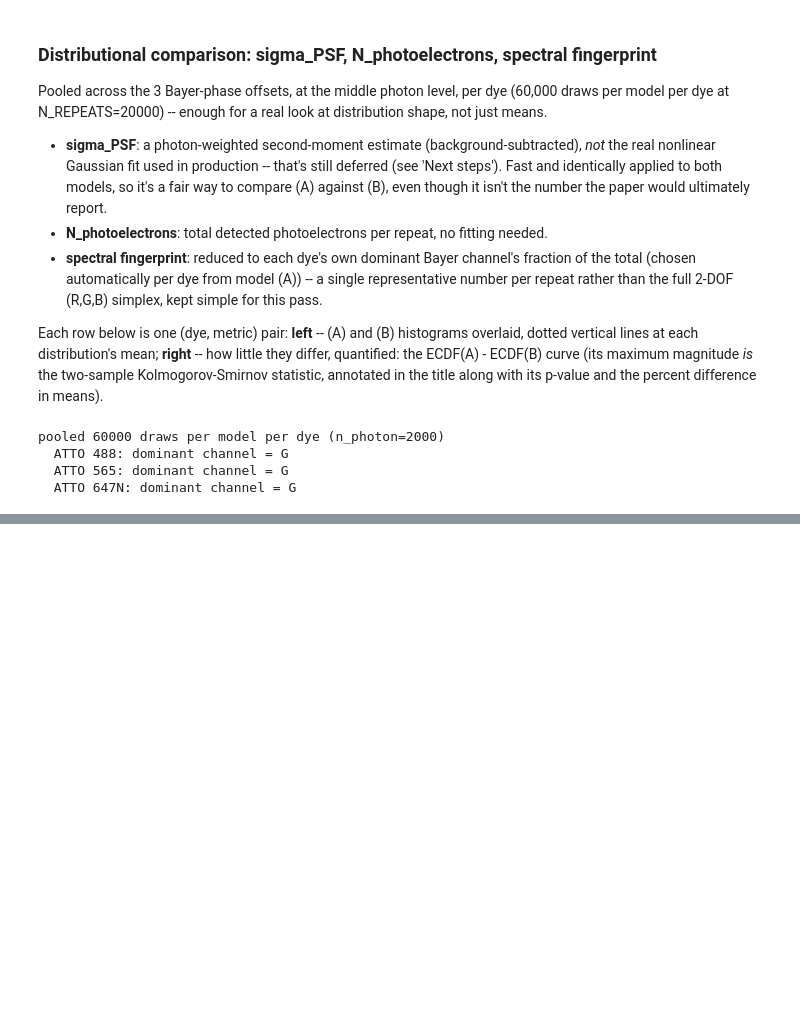
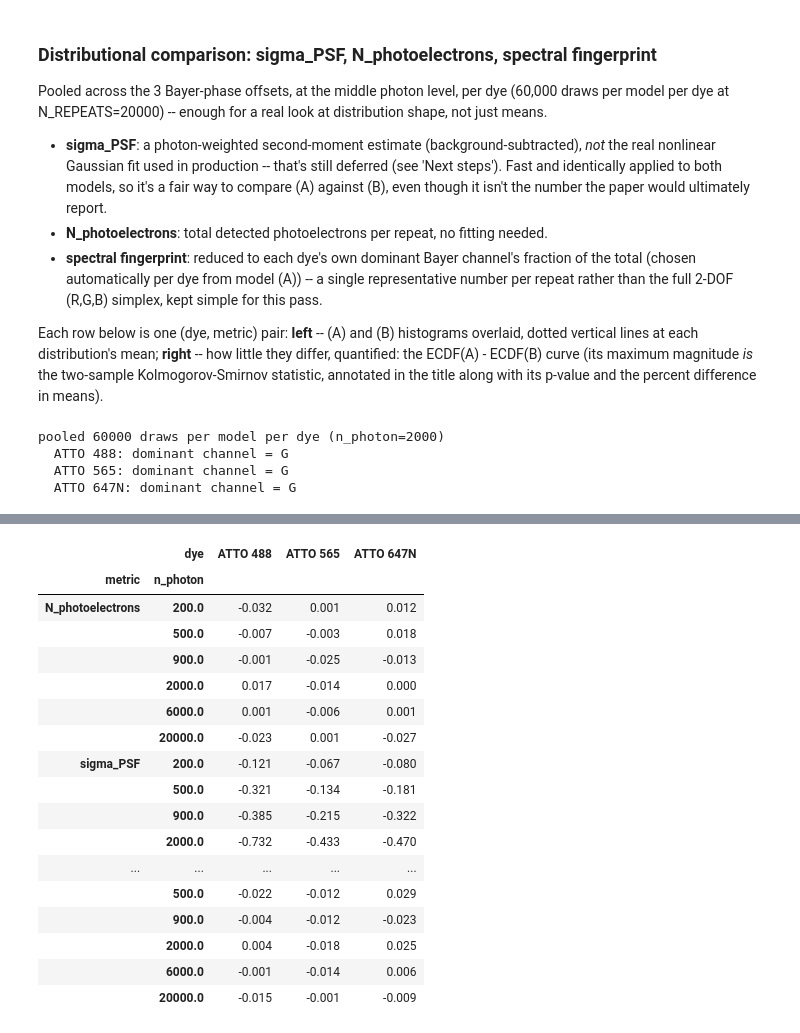
Before and after one commit to TheLeeLab/pyS3M, a Jupyter notebook: notebooks/figures/FigureSI_Factorisation.ipynb, the cells around one changed output, grey strips where cells are left out. Saved outputs shown, nothing was run; the diff lists cells and outputs as text; code cells hidden in the pictures; blank space fills up the shorter version.

```diff
--- a/notebooks/figures/FigureSI_Factorisation.ipynb
+++ b/notebooks/figures/FigureSI_Factorisation.ipynb
@@ -535,0 +547,70 @@ ks_df
+# %%
+# --- Same per-repeat metric extraction as above, generalised across ALL photon levels ---
+def extract_metrics(dye, n_photon, results=results, offsets_frac=offsets_frac,
+                     bg_rate_grid=bg_rate_grid_main, x0_centre_nm=x0_centre_nm,
+                     y0_centre_nm=y0_centre_nm, pixel_order_indices=pixel_order_indices,
+                     colour_grid=colour_grid, PIXEL_SIZE_NM=PIXEL_SIZE_NM):
+    key0 = (dye, float(n_photon), offsets_frac[0])
+    img_A0 = results[key0]['A']
+    ch_means = {c: (img_A0 * (colour_grid == idx)).sum(axis=(1, 2)).mean()
+                for c, idx in pixel_order_indices.items()}
+    dom_channel = max(ch_means, key=ch_means.get)
+    dom_idx = pixel_order_indices[dom_channel]
+
+    sigma_A_list, sigma_B_list = [], []
+    N_A_list, N_B_list = [], []
+    frac_A_list, frac_B_list = [], []
+
+    for (fx, fy) in offsets_frac:
+        key = (dye, float(n_photon), (fx, fy))
+        img_A, img_B = results[key]['A'], results[key]['B']
+        x0_px = (x0_centre_nm + fx * PIXEL_SIZE_NM) / PIXEL_SIZE_NM
+        y0_px = (y0_centre_nm + fy * PIXEL_SIZE_NM) / PIXEL_SIZE_NM
+
+        sigma_A_list.append(moment_sigma_nm(img_A, x0_px, y0_px, bg_rate_grid))
+        sigma_B_list.append(moment_sigma_nm(img_B, x0_px, y0_px, bg_rate_grid))
+
+        total_A = img_A.sum(axis=(1, 2)).astype(float)
+        total_B = img_B.sum(axis=(1, 2)).astype(float)
+        N_A_list.append(total_A)
+        N_B_list.append(total_B)
+
+        frac_A_list.append((img_A * (colour_grid == dom_idx)).sum(axis=(1, 2)) / np.maximum(total_A, 1))
+        frac_B_list.append((img_B * (colour_grid == dom_idx)).sum(axis=(1, 2)) / np.maximum(total_B, 1))
+
+    return {
+        'sigma_A': np.concatenate(sigma_A_list), 'sigma_B': np.concatenate(sigma_B_list),
+        'N_A': np.concatenate(N_A_list), 'N_B': np.concatenate(N_B_list),
+        'frac_A': np.concatenate(frac_A_list), 'frac_B': np.concatenate(frac_B_list),
+        'channel': dom_channel,
+    }
+
+
+metric_specs_all = [
+    ('sigma_PSF', 'sigma_A', 'sigma_B'),
+    ('N_photoelectrons', 'N_A', 'N_B'),
+    ('spectral fingerprint', 'frac_A', 'frac_B'),
+]
+
+level_rows = []
+for dye in dyes:
+    for n_photon in photon_levels:
+        m = extract_metrics(dye, n_photon)
+        for name, key_A, key_B in metric_specs_all:
+            a, b = m[key_A], m[key_B]
+            ks_stat, ks_p = ks_2samp(a, b)
+            pct_mean_diff = 100 * (a.mean() - b.mean()) / b.mean() if b.mean() != 0 else float('nan')
+            level_rows.append({
+                'dye': dye, 'n_photon': n_photon, 'metric': name,
+                'mean_A': a.mean(), 'mean_B': b.mean(), 'pct_mean_diff': pct_mean_diff,
+                'ks_stat': ks_stat, 'ks_p': ks_p,
+            })
+
+level_df = pd.DataFrame(level_rows)
+level_df.to_csv(OUT_ROOT / "pct_mean_diff_vs_photon_count.csv", index=False)
+print(f"worst |pct_mean_diff| overall: {level_df['pct_mean_diff'].abs().max():.3f}% "
+      f"at n_photon={level_df.loc[level_df['pct_mean_diff'].abs().idxmax(), 'n_photon']:.0f}, "
+      f"metric={level_df.loc[level_df['pct_mean_diff'].abs().idxmax(), 'metric']}, "
+      f"dye={level_df.loc[level_df['pct_mean_diff'].abs().idxmax(), 'dye']}")
+level_df.pivot_table(index=['metric', 'n_photon'], columns='dye', values='pct_mean_diff').round(3)
+# %% [output]
@@ -535,0 +618,18 @@ ks_df
+|  | dye | ATTO 488 | ATTO 565 | ATTO 647N |
+| metric | n_photon |  |  |  |
+| N_photoelectrons | 200.0 | -0.032 | 0.001 | 0.012 |
+|  | 500.0 | -0.007 | -0.003 | 0.018 |
+|  | 900.0 | -0.001 | -0.025 | -0.013 |
+|  | 2000.0 | 0.017 | -0.014 | 0.000 |
+|  | 6000.0 | 0.001 | -0.006 | 0.001 |
+|  | 20000.0 | -0.023 | 0.001 | -0.027 |
+| sigma_PSF | 200.0 | -0.121 | -0.067 | -0.080 |
+|  | 500.0 | -0.321 | -0.134 | -0.181 |
+|  | 900.0 | -0.385 | -0.215 | -0.322 |
+|  | 2000.0 | -0.732 | -0.433 | -0.470 |
+| ... | ... | ... | ... | ... |
+|  | 500.0 | -0.022 | -0.012 | 0.029 |
+|  | 900.0 | -0.004 | -0.012 | -0.023 |
+|  | 2000.0 | 0.004 | -0.018 | 0.025 |
+|  | 6000.0 | -0.001 | -0.014 | 0.006 |
+|  | 20000.0 | -0.015 | -0.001 | -0.009 |
```
Also changed, not shown: parts of 11 cells of this notebook.
